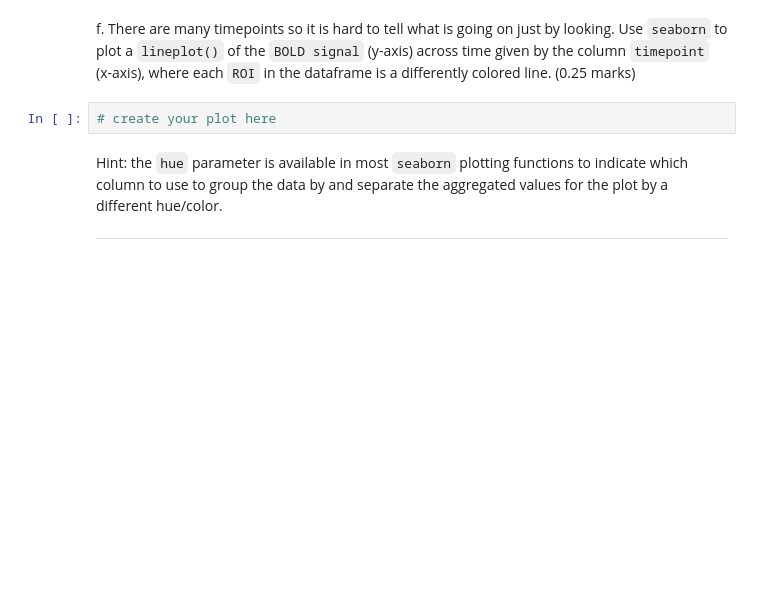
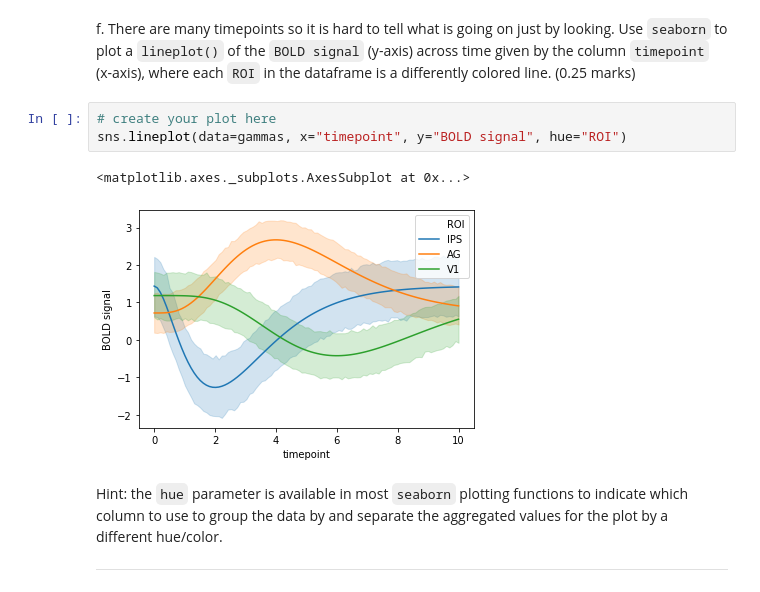
Before and after one commit to constructor-s/BME1478_Assignments, a Jupyter notebook: a08/last_first_assignment8.ipynb, the cells around one changed output. Cells and saved outputs as stored; diff of their text form; blank space fills up the shorter version.

```diff
--- a/a08/last_first_assignment8.ipynb
+++ b/a08/last_first_assignment8.ipynb
@@ -104,6 +140,10 @@ ___
 f. There are many timepoints so it is hard to tell what is going on just by looking. Use `seaborn` to plot a `lineplot()` of the `BOLD signal` (y-axis) across time given by the column `timepoint` (x-axis), where each `ROI` in the dataframe is a differently colored line. (0.25 marks)
 # %%
 # create your plot here
+sns.lineplot(data=gammas, x="timepoint", y="BOLD signal", hue="ROI")
+# %% [output]
+<matplotlib.axes._subplots.AxesSubplot at 0x...>
+[figure, added]
 # %% [markdown]
 Hint: the `hue` parameter is available in most `seaborn` plotting functions to indicate which column to use to group the data by and separate the aggregated values for the plot by a different hue/color.
 ___
```
Also changed, not shown: parts of 33 cells of this notebook.
